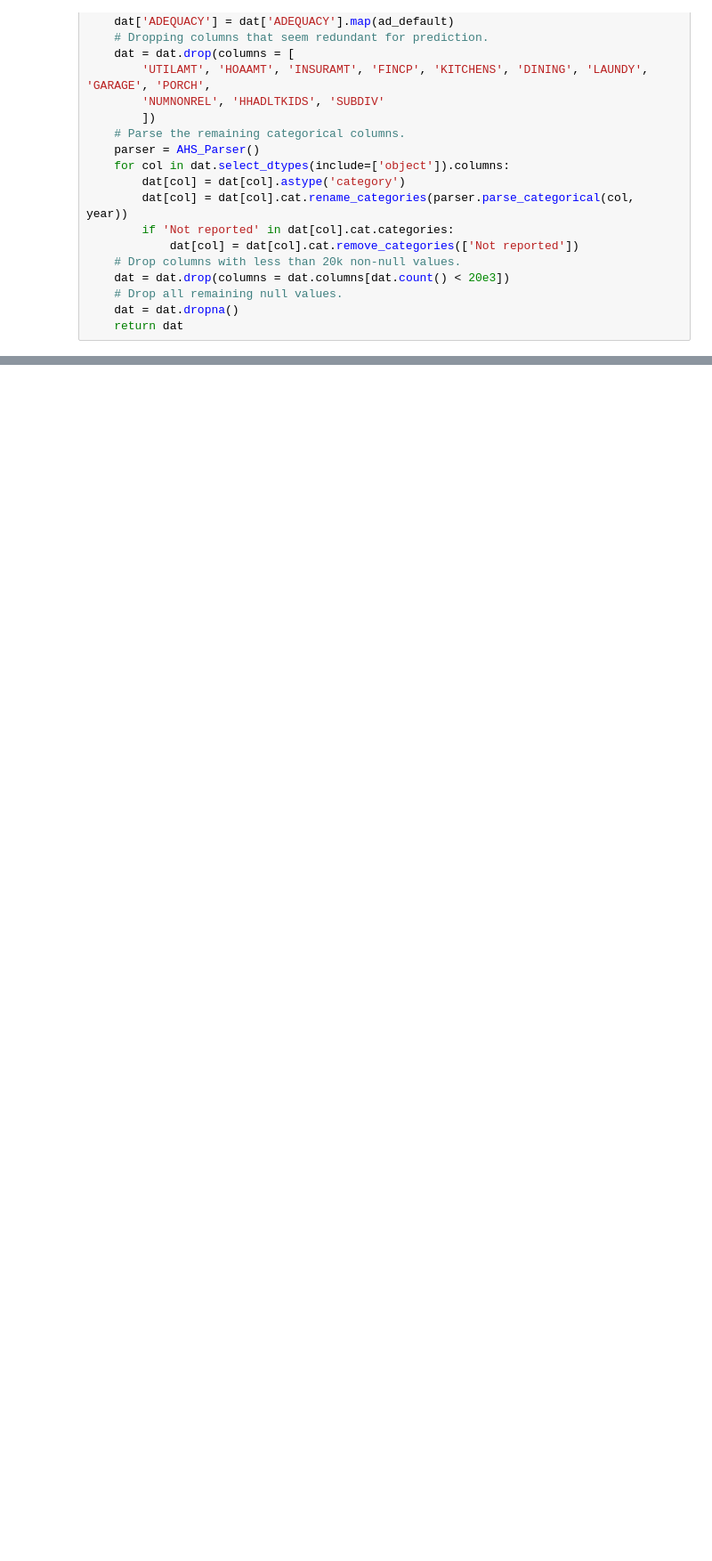
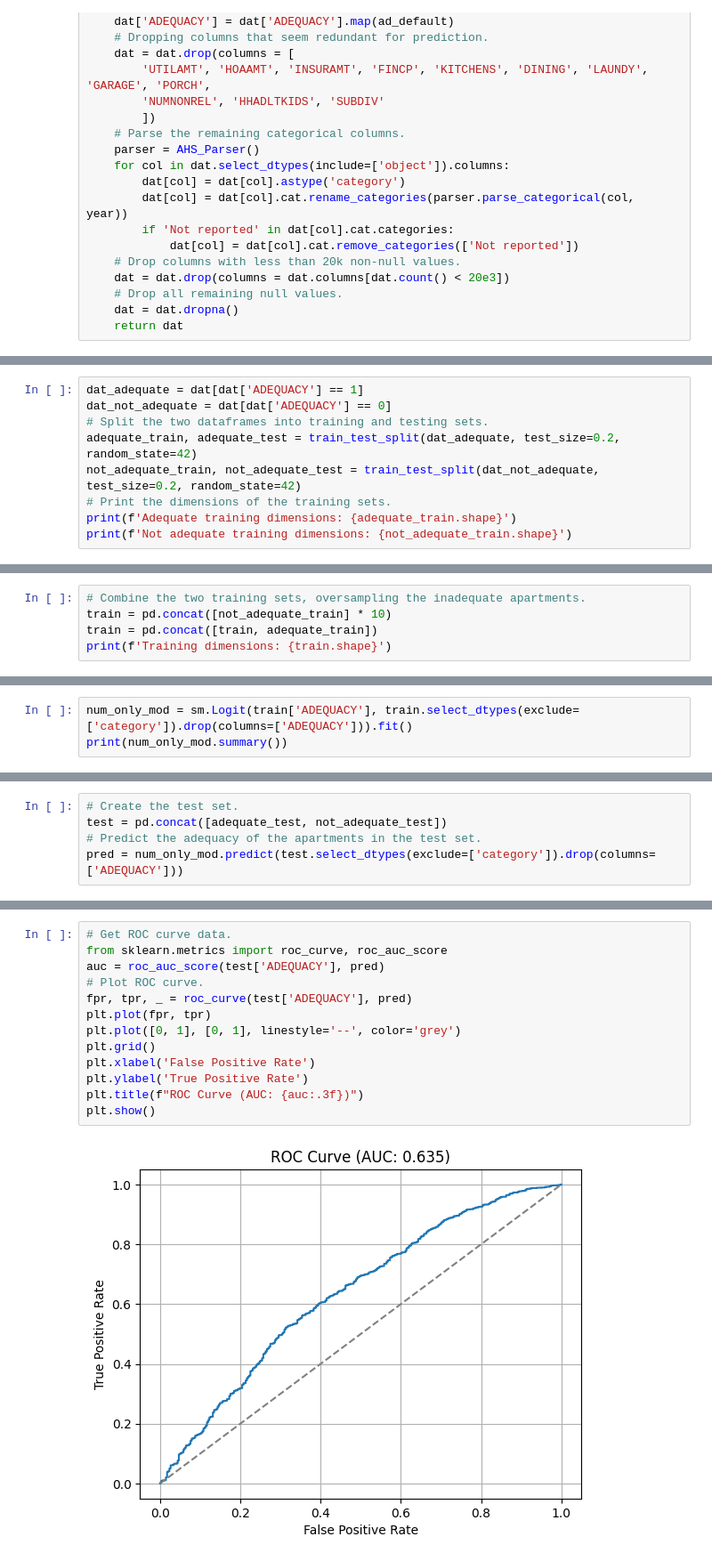
Before and after one commit to DiegoOlaya/rental-housing-cost, a Jupyter notebook: notebooks/supervised_models/logistic_regression.ipynb, the cells around one changed output, grey strips where cells are left out. Shown at 89% size. Saved outputs shown, nothing was run; the diff lists cells and outputs as text; blank space fills up the shorter version.

```diff
--- a/notebooks/supervised_models/logistic_regression.ipynb
+++ b/notebooks/supervised_models/logistic_regression.ipynb
@@ -39,0 +92,9 @@ def get_dataset(year):
+# %%
+dat_adequate = dat[dat['ADEQUACY'] == 1]
+dat_not_adequate = dat[dat['ADEQUACY'] == 0]
+# Split the two dataframes into training and testing sets.
+adequate_train, adequate_test = train_test_split(dat_adequate, test_size=0.2, random_state=42)
+not_adequate_train, not_adequate_test = train_test_split(dat_not_adequate, test_size=0.2, random_state=42)
+# Print the dimensions of the training sets.
+print(f'Adequate training dimensions: {adequate_train.shape}')
+print(f'Not adequate training dimensions: {not_adequate_train.shape}')
@@ -39,0 +106,5 @@ def get_dataset(year):
+# %%
+# Combine the two training sets, oversampling the inadequate apartments.
+train = pd.concat([not_adequate_train] * 10)
+train = pd.concat([train, adequate_train])
+print(f'Training dimensions: {train.shape}')
@@ -39,0 +113,3 @@ def get_dataset(year):
+# %%
+num_only_mod = sm.Logit(train['ADEQUACY'], train.select_dtypes(exclude=['category']).drop(columns=['ADEQUACY'])).fit()
+print(num_only_mod.summary())
@@ -39,0 +134,5 @@ def get_dataset(year):
+# %%
+# Create the test set.
+test = pd.concat([adequate_test, not_adequate_test])
+# Predict the adequacy of the apartments in the test set.
+pred = num_only_mod.predict(test.select_dtypes(exclude=['category']).drop(columns=['ADEQUACY']))
@@ -39,0 +151,15 @@ def get_dataset(year):
+# %%
+# Get ROC curve data.
+from sklearn.metrics import roc_curve, roc_auc_score
+auc = roc_auc_score(test['ADEQUACY'], pred)
+# Plot ROC curve.
+fpr, tpr, _ = roc_curve(test['ADEQUACY'], pred)
+plt.plot(fpr, tpr)
+plt.plot([0, 1], [0, 1], linestyle='--', color='grey')
+plt.grid()
+plt.xlabel('False Positive Rate')
+plt.ylabel('True Positive Rate')
+plt.title(f"ROC Curve (AUC: {auc:.3f})")
+plt.show()
+# %% [output]
+[figure, added]
```
Also changed, not shown: parts of 13 cells of this notebook.
